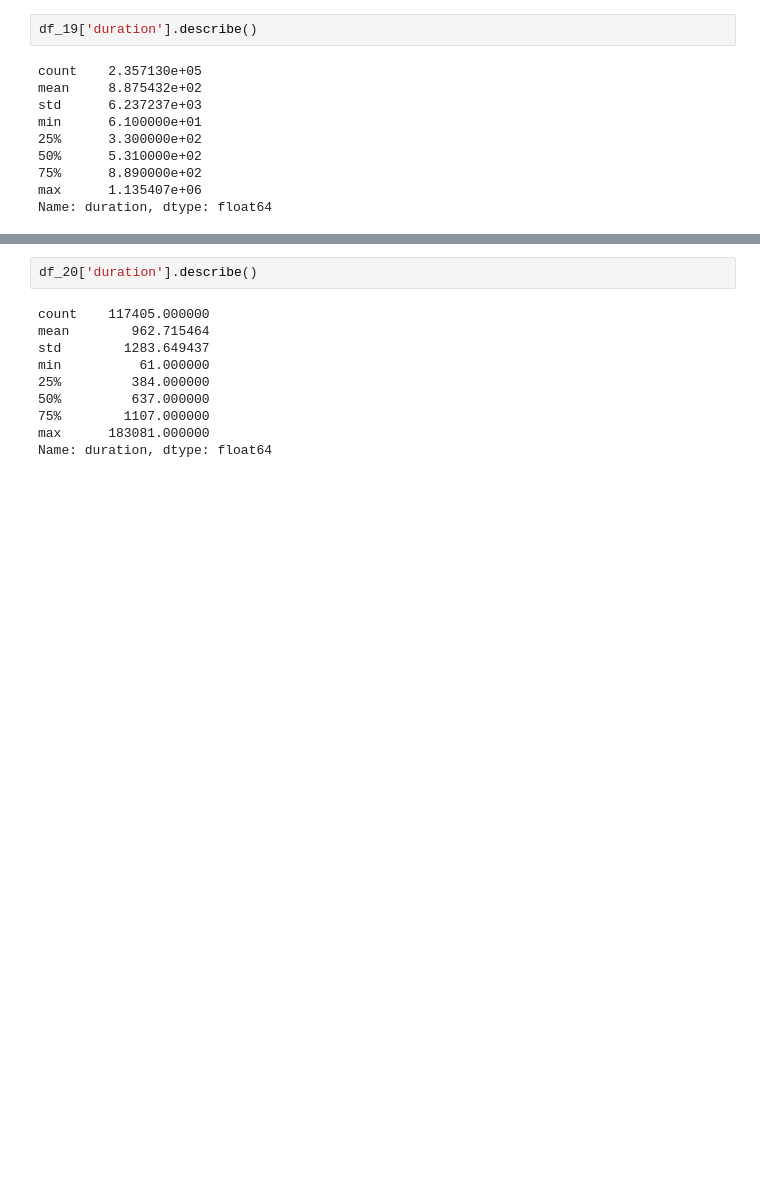
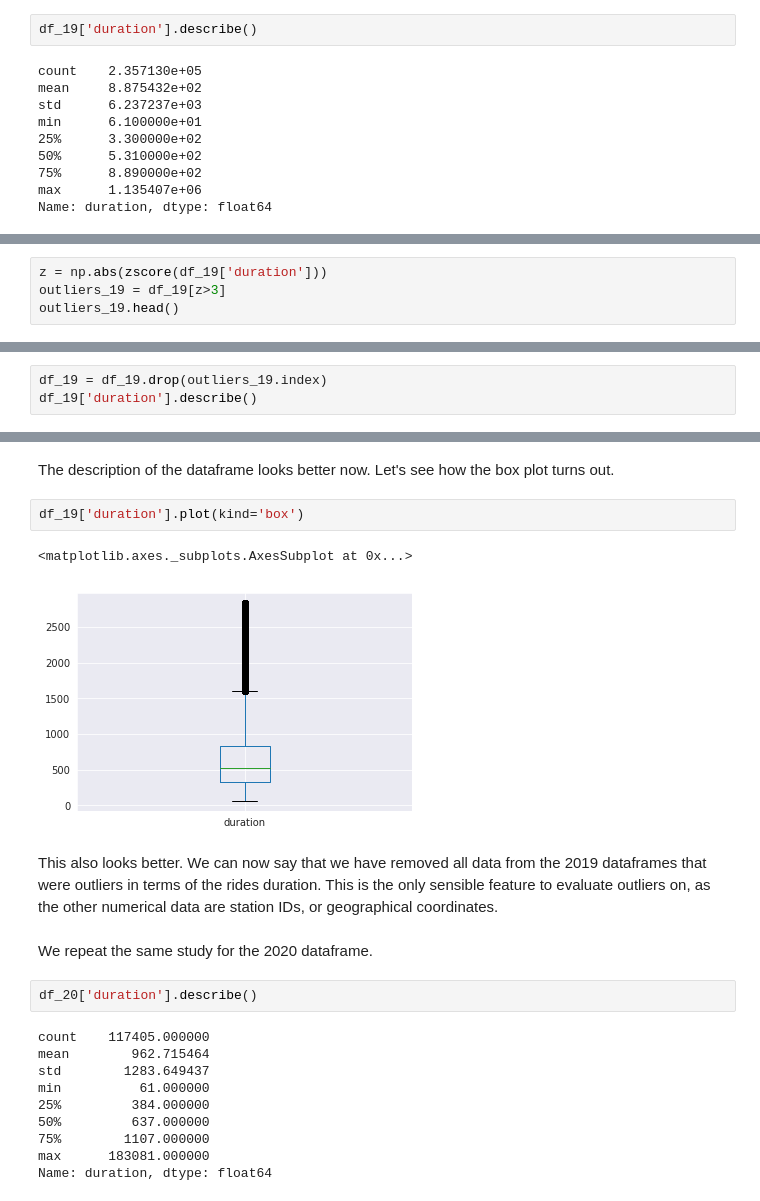
Before and after one commit to Cucni/oslo-bikes-mobility-data, a Jupyter notebook: April.ipynb, the cells around one changed output, grey strips where cells are left out. Saved outputs shown, nothing was run; the diff lists cells and outputs as text; blank space fills up the shorter version.

```diff
--- a/April.ipynb
+++ b/April.ipynb
@@ -76,0 +143,4 @@ Name: duration, dtype: float64
+# %%
+z = np.abs(zscore(df_19['duration']))
+outliers_19 = df_19[z>3]
+outliers_19.head()
@@ -76,0 +161,3 @@ Name: duration, dtype: float64
+# %%
+df_19 = df_19.drop(outliers_19.index)
+df_19['duration'].describe()
@@ -77,3 +174,14 @@ Name: duration, dtype: float64
+# %% [markdown]
+The description of the dataframe looks better now. Let's see how the box plot turns out.
+# %%
+df_19['duration'].plot(kind='box')
+# %% [output]
+<matplotlib.axes._subplots.AxesSubplot at 0x...>
+[figure, added]
+# %% [markdown]
+This also looks better. We can now say that we have removed all data from the 2019 dataframes that were outliers in terms of the rides duration. This is the only sensible feature to evaluate outliers on, as the other numerical data are station IDs, or geographical coordinates.
+# %% [markdown]
+We repeat the same study for the 2020 dataframe.
 # %%
 df_20['duration'].describe()
 # %% [output]
```
Also changed, not shown: parts of 40 cells of this notebook.
